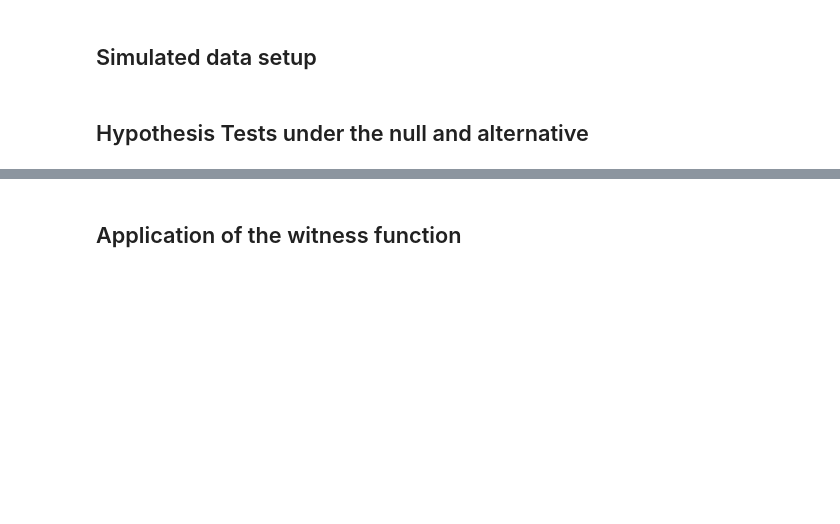
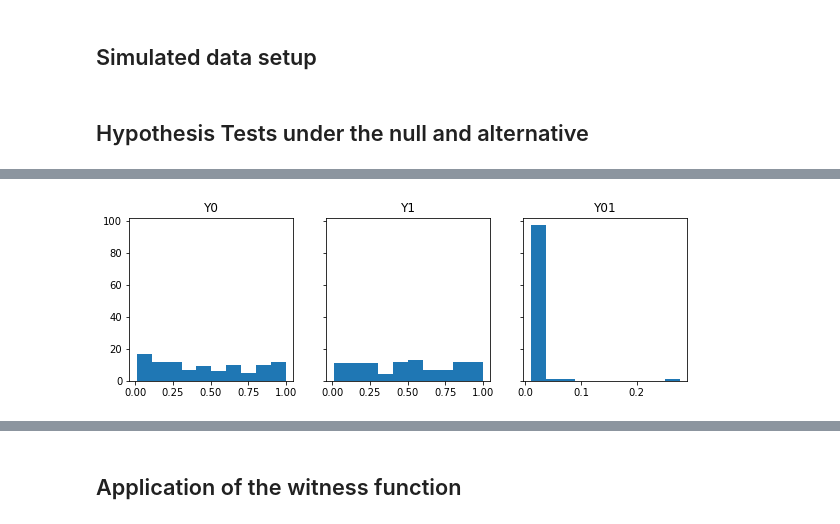
Before and after one commit to rflperry/sparse_shift, a Jupyter notebook: notebooks/01-kcd_paper_simulation.ipynb, the cells around one changed output, grey strips where cells are left out. Cells and saved outputs as stored; diff of their text form; code cells hidden in the pictures; blank space fills up the shorter version.

```diff
--- a/notebooks/01-kcd_paper_simulation.ipynb
+++ b/notebooks/01-kcd_paper_simulation.ipynb
@@ -56,0 +66,9 @@ for i in range(n_power_reps):
+# %%
+fig, axes = plt.subplots(1, 3, figsize=(10,3), sharey=True)
+for i, (key, val) in enumerate(pvalues.items()):
+    ax = axes[i]
+    ax.hist(val)
+    ax.set_title(key)
+plt.show()
+# %% [output]
+[figure, added]
```
Also changed, not shown: parts of 4 cells of this notebook.
